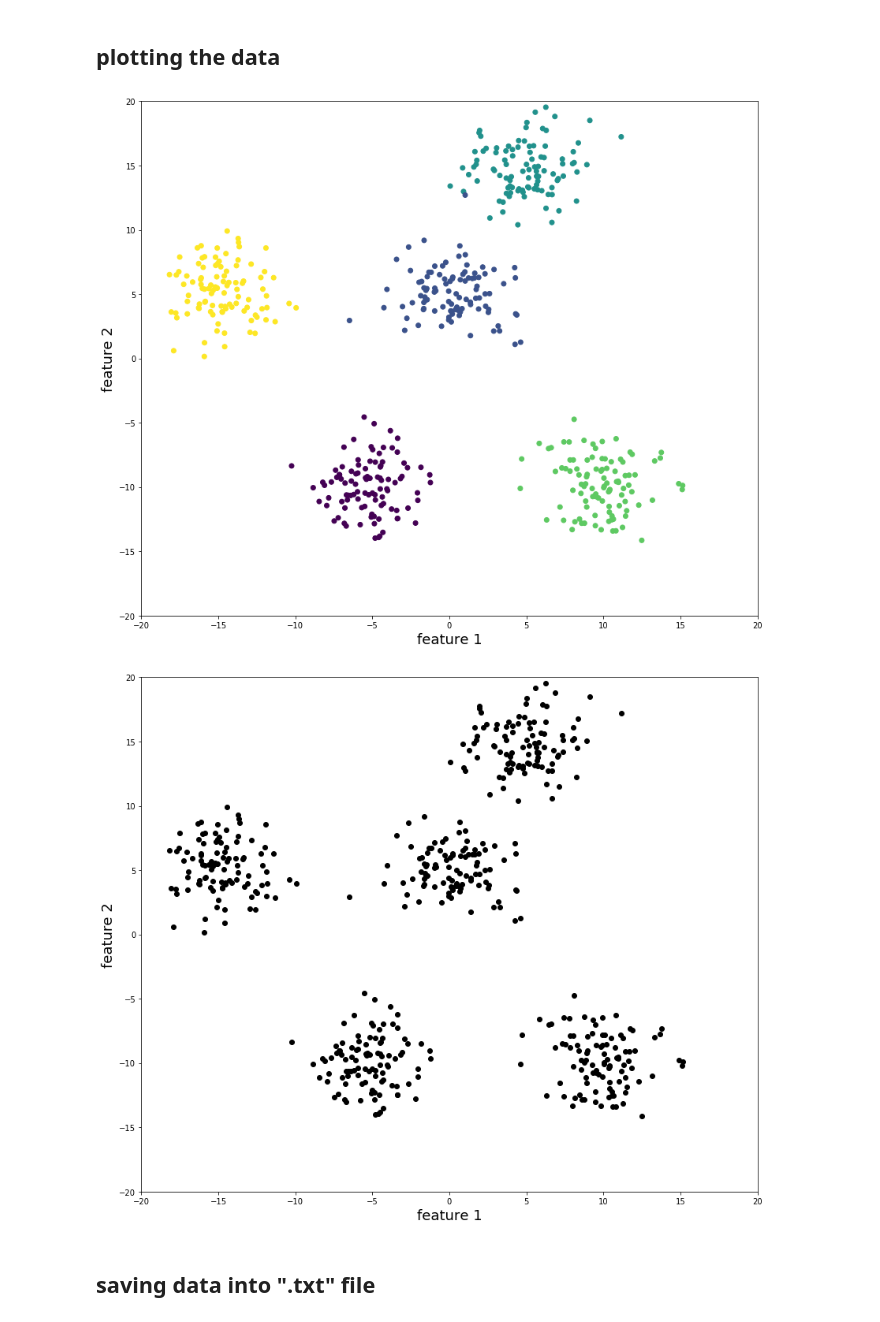
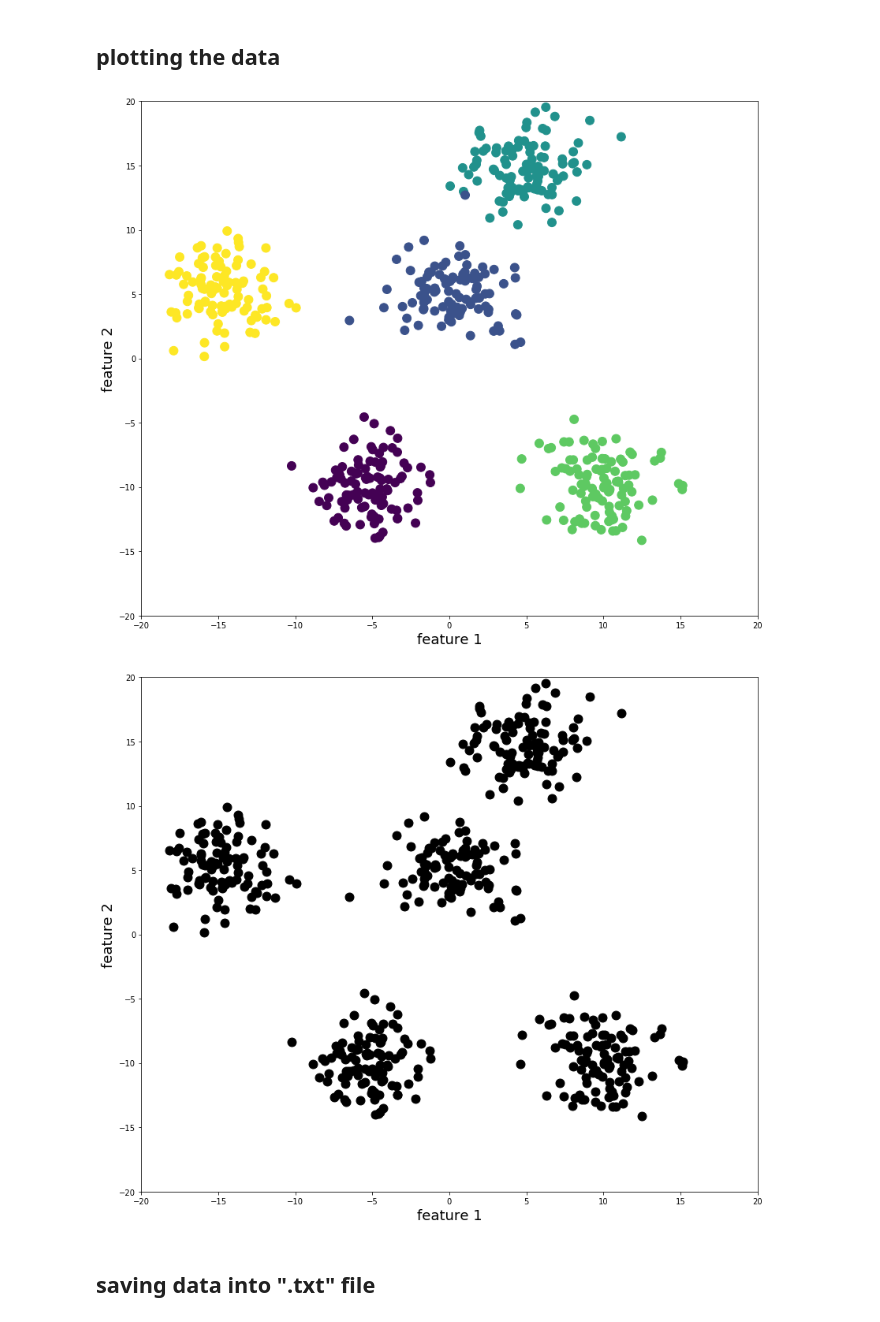
Before and after one commit to RuslanBrilenkov/Unsupervised_ML_from_scratch, a Jupyter notebook: K-means-Clustering.ipynb, the cells around one changed output. Saved outputs shown, nothing was run; the diff lists cells and outputs as text; code cells hidden in the pictures.

```diff
--- a/K-means-Clustering.ipynb
+++ b/K-means-Clustering.ipynb
@@ -19,23 +19,23 @@ points = data[0]
 # %%
 # create scatter plot
 plt.figure(figsize=[14,12])
-plt.scatter(data[0][:,0], data[0][:,1], c=data[1], cmap='viridis')
+plt.scatter(data[0][:,0], data[0][:,1], c=data[1], s=120, cmap='viridis')
 plt.xlim(-20,20)
 plt.ylim(-20,20)
 plt.xlabel('feature 1', fontsize=18)
 plt.ylabel('feature 2', fontsize=18)
 plt.savefig("data_colored.png", bbox_inches='tight', overwrite=True)
 
 plt.figure(figsize=[14,12])
-plt.scatter(data[0][:,0], data[0][:,1], color='black')
+plt.scatter(data[0][:,0], data[0][:,1], s=120, color='black')
 plt.xlim(-20,20)
 plt.ylim(-20,20)
 plt.xlabel('feature 1', fontsize=18)
 plt.ylabel('feature 2', fontsize=18)
 plt.savefig("data_uncolored.png", bbox_inches='tight', overwrite=True)
 # %% [output]
-[figure, old version]
+[figure, new version]
-[figure, old version]
+[figure, new version]
 # %% [markdown]
 ## saving data into ".txt" file
 # %%
```
Also changed, not shown: parts of 1 cell of this notebook.
